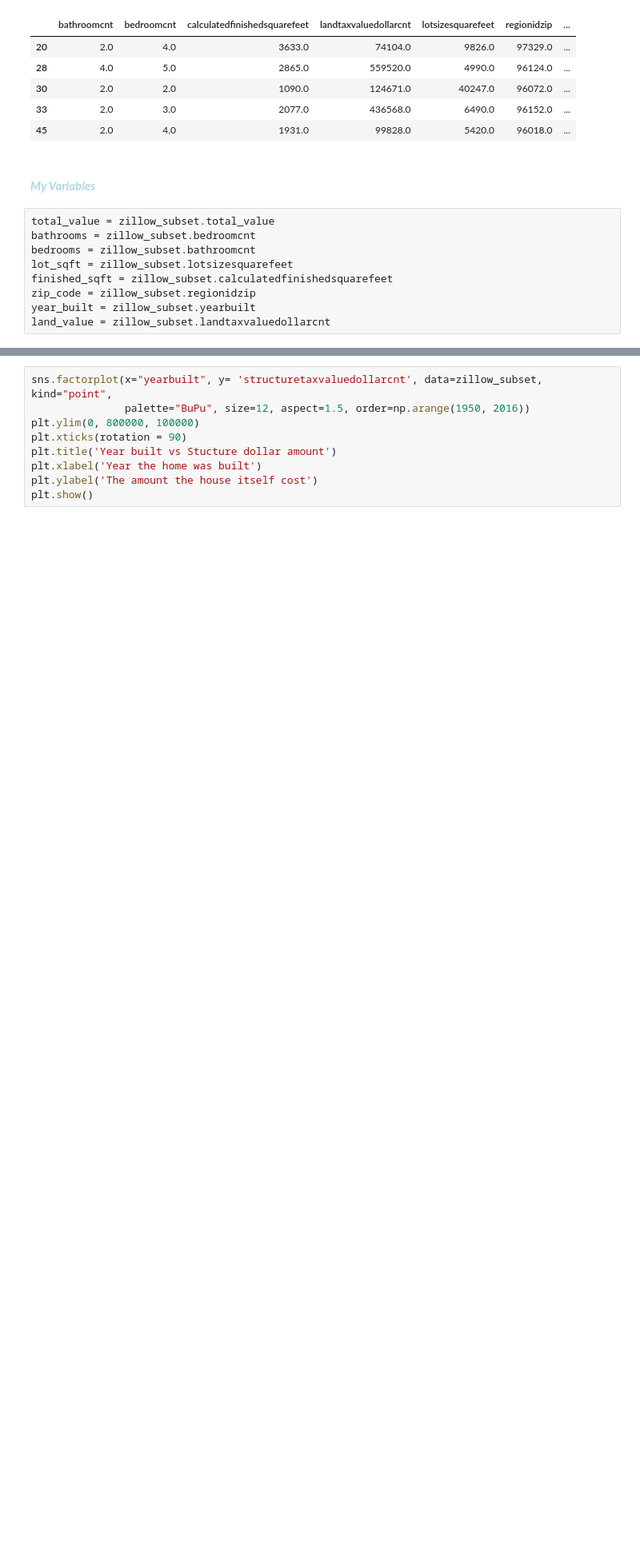
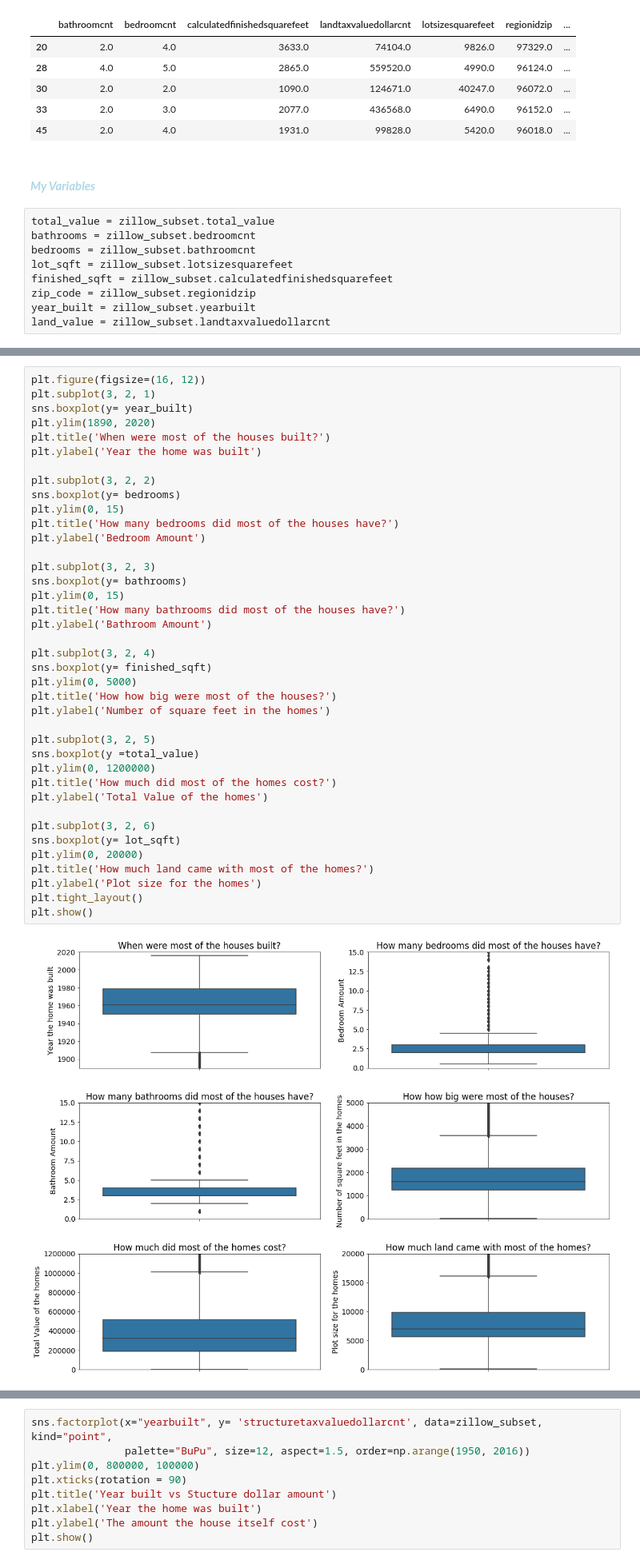
Before and after one commit to efuller11/Thinkful, a Jupyter notebook: Capstone Housing Market.ipynb, the cells around one changed output, grey strips where cells are left out. Shown at 80% size. Drawn from its saved outputs; the diff is of its cells as text; blank space fills up the shorter version.

```diff
--- a/Capstone Housing Market.ipynb
+++ b/Capstone Housing Market.ipynb
@@ -77,0 +72,41 @@ zillow_subset.corr()
+# %%
+plt.figure(figsize=(16, 12))
+plt.subplot(3, 2, 1)
+sns.boxplot(y= year_built)
+plt.ylim(1890, 2020)
+plt.title('When were most of the houses built?')
+plt.ylabel('Year the home was built')
+
+plt.subplot(3, 2, 2)
+sns.boxplot(y= bedrooms)
+plt.ylim(0, 15)
+plt.title('How many bedrooms did most of the houses have?')
+plt.ylabel('Bedroom Amount')
+
+plt.subplot(3, 2, 3)
+sns.boxplot(y= bathrooms)
+plt.ylim(0, 15)
+plt.title('How many bathrooms did most of the houses have?')
+plt.ylabel('Bathroom Amount')
+
+plt.subplot(3, 2, 4)
+sns.boxplot(y= finished_sqft)
+plt.ylim(0, 5000)
+plt.title('How how big were most of the houses?')
+plt.ylabel('Number of square feet in the homes')
+
+plt.subplot(3, 2, 5)
+sns.boxplot(y =total_value)
+plt.ylim(0, 1200000)
+plt.title('How much did most of the homes cost?')
+plt.ylabel('Total Value of the homes')
+
+plt.subplot(3, 2, 6)
+sns.boxplot(y= lot_sqft)
+plt.ylim(0, 20000)
+plt.title('How much land came with most of the homes?')
+plt.ylabel('Plot size for the homes')
+plt.tight_layout()
+plt.show()
+# %% [output]
+[figure, added]
```
Also changed, not shown: parts of 38 cells of this notebook.
